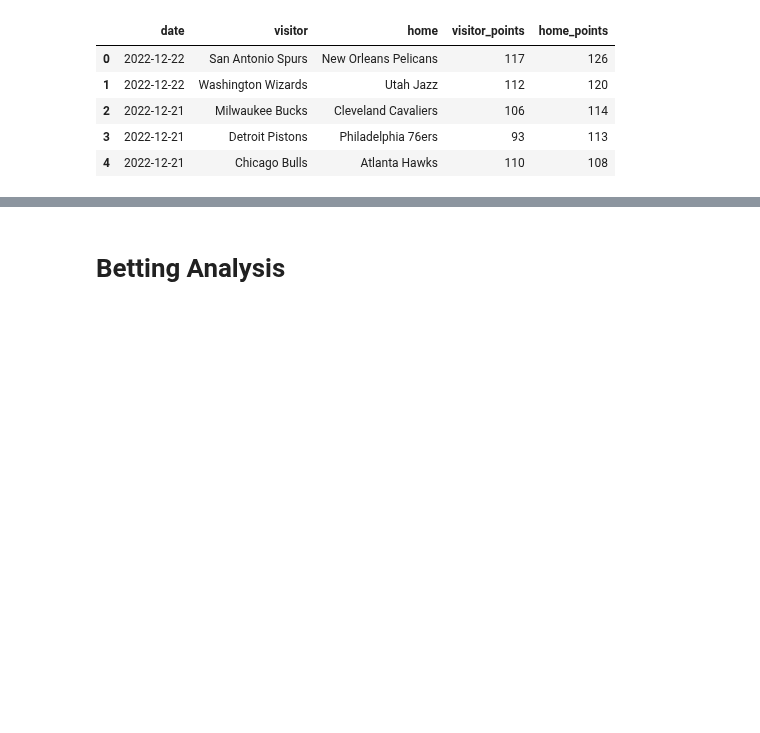
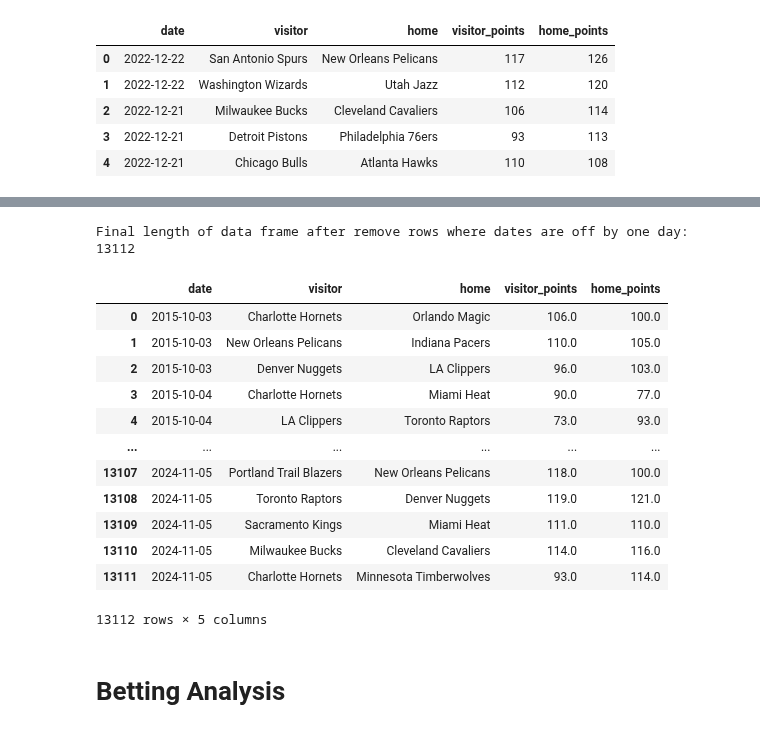
Before and after one commit to VincentGordon-Data-Analyst/nba-api, a Jupyter notebook: nba-analysis.ipynb, the cells around one changed output, grey strips where cells are left out. Cells and saved outputs as stored; diff of their text form; code cells hidden in the pictures; blank space fills up the shorter version.

```diff
--- a/nba-analysis.ipynb
+++ b/nba-analysis.ipynb
@@ -136,0 +189,24 @@ df2.head()
+# %%
+# There are some rows in the dataframe where all columns except the 'date' column are the same. The difference between these columns is that the dates are off by one day
+# These rows will be removed while only retaining the most recent date
+
+# Drop duplicates based on all columns except 'date', keeping the first occurrence
+final_df = final_df.drop_duplicates(subset=['home', 'visitor', 'home_points', 'visitor_points'], keep='first')
+
+print(f'Final length of data frame after remove rows where dates are off by one day: {len(final_df)}')
+final_df.reset_index(drop=True)
+# %% [output]
+Final length of data frame after remove rows where dates are off by one day: 13112
+|  | date | visitor | home | visitor_points | home_points |
+| 0 | 2015-10-03 | Charlotte Hornets | Orlando Magic | 106.0 | 100.0 |
+| 1 | 2015-10-03 | New Orleans Pelicans | Indiana Pacers | 110.0 | 105.0 |
+| 2 | 2015-10-03 | Denver Nuggets | LA Clippers | 96.0 | 103.0 |
+| 3 | 2015-10-04 | Charlotte Hornets | Miami Heat | 90.0 | 77.0 |
+| 4 | 2015-10-04 | LA Clippers | Toronto Raptors | 73.0 | 93.0 |
+| ... | ... | ... | ... | ... | ... |
+| 13107 | 2024-11-05 | Portland Trail Blazers | New Orleans Pelicans | 118.0 | 100.0 |
+| 13108 | 2024-11-05 | Toronto Raptors | Denver Nuggets | 119.0 | 121.0 |
+| 13109 | 2024-11-05 | Sacramento Kings | Miami Heat | 111.0 | 110.0 |
+| 13110 | 2024-11-05 | Milwaukee Bucks | Cleveland Cavaliers | 114.0 | 116.0 |
+| 13111 | 2024-11-05 | Charlotte Hornets | Minnesota Timberwolves | 93.0 | 114.0 |
+13112 rows × 5 columns
```
Also changed, not shown: parts of 13 cells of this notebook, 6 other files.
